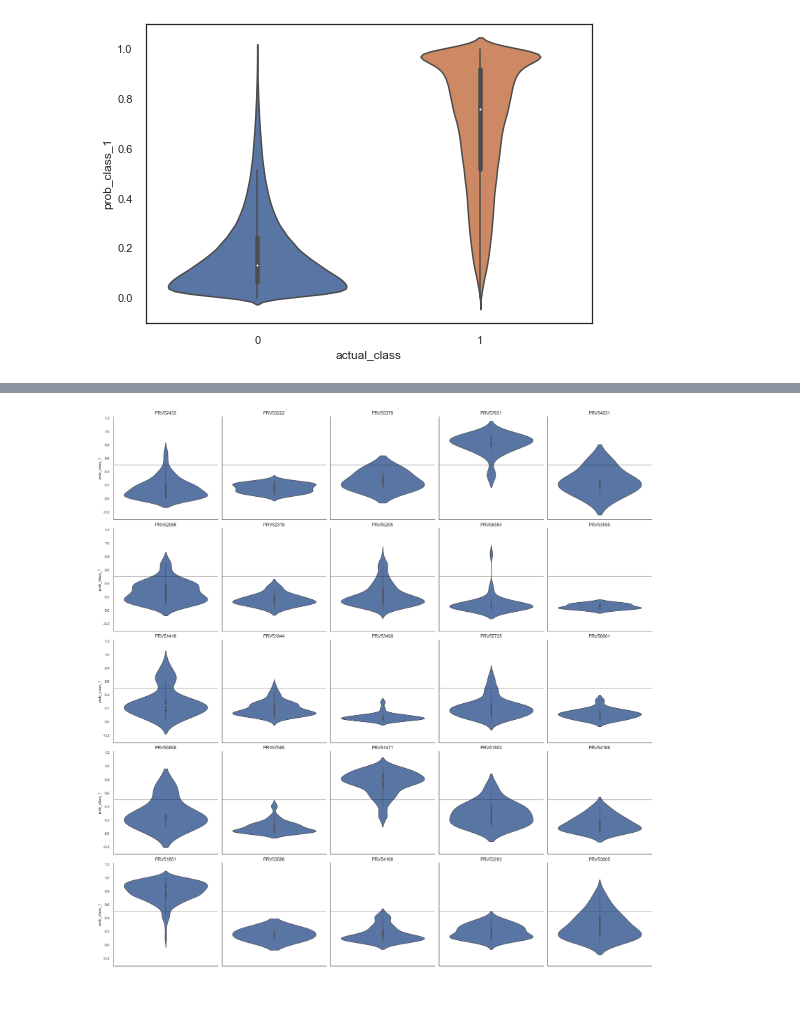
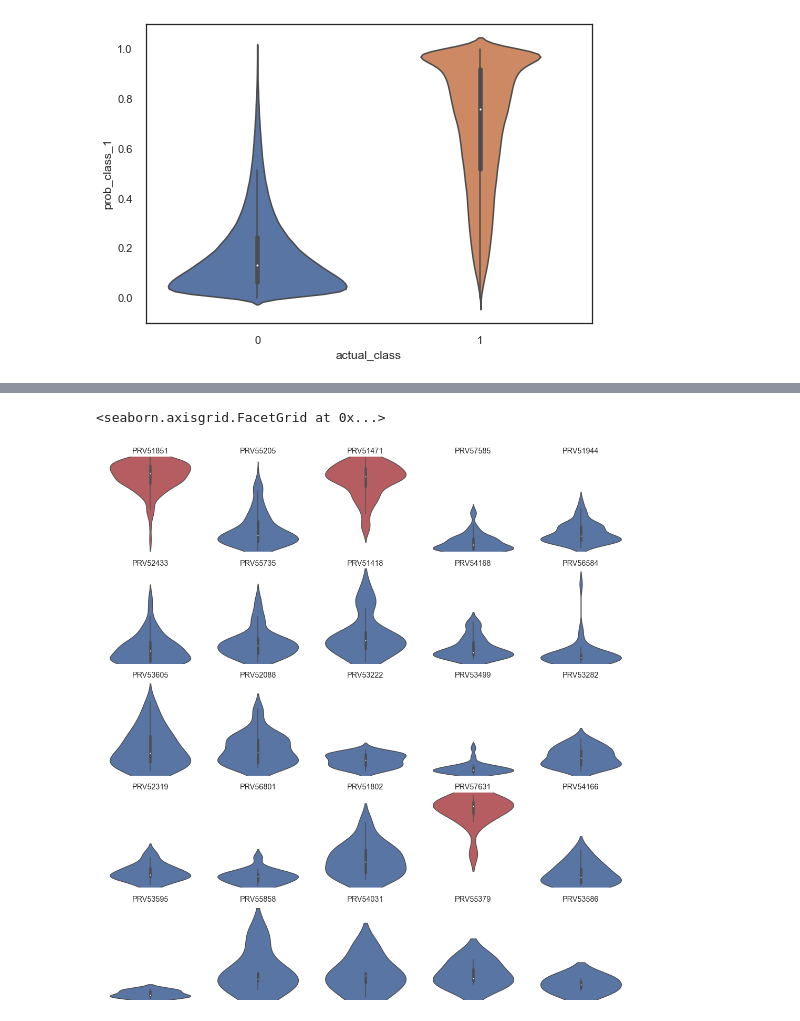
Before and after one commit to jwelch1123/healthcare_fraud_detection, a Jupyter notebook: healthcare_fraud.ipynb, the cells around one changed output, grey strips where cells are left out. Cells and saved outputs as stored; diff of their text form; code cells hidden in the pictures.

```diff
--- a/healthcare_fraud.ipynb
+++ b/healthcare_fraud.ipynb
@@ -2478,37 +2397,21 @@ p.set_ylabels("")
-# %%
-top_25 = train_preds.sort_values("cummulative_provider_obs",ascending = False)["Provider"].unique()[0:25]
-bottom_25 = train_preds.sort_values("cummulative_provider_obs",ascending = True)["Provider"].unique()[0:25]
-
-data = train_preds[train_preds.Provider.apply(lambda x: x in bottom_25)].sort_values('cummulative_provider_obs')
-data['actual_class'] = data['actual_class'].astype(str)
-
-#cmap = data.groupby("Provider").agg({'actual_class':'mean'})
-#cmap = [1 if x else 0 for x in cmap.actual_class ]
-
-sns.set_theme(style='white')
-plot = sns.catplot(y='prob_class_1',
-            data = data,
-            col = 'Provider',
-            col_wrap= 5,
-            kind = 'violin',
-            #palette = cmap
-            #hue = 'actual_class',
-            #hue_order=None,
-            #cut = .5,
-            scale = 'count')
-
-plot.set_titles(col_template='{col_name}',size='large')
-
-axes = plot.axes.flatten()
-
-for i, ax in enumerate(axes):
-    ax.axhline(0.5,c='k',alpha=0.4)
-
-#sns.despine(bottom = True, left=True)
-#plot.set_yticklabels([])
-#plot.set_ylabels("")
-
-#plt.savefig("./graphics/top_25_pred_distribution.png")
-#plt.savefig("./graphics/bottom_25_pred_distribution.png")
-# %% [output]
-[figure, removed]
+# %%
+p = sns.FacetGrid(databottom,
+                  col = 'Provider',
+                  hue='actual_class',
+                  palette = ['b','r'],
+                  col_wrap=5,
+                  despine=True,
+                  ylim=(0,1))
+
+p.map_dataframe(sns.violinplot,
+                y='prob_class_1',
+                orient='v')
+
+p.set_titles(col_template='{col_name}',size='large')
+
+p.despine(bottom=True,left=True)
+p.set_yticklabels([])
+p.set_ylabels("")
+# %% [output]
+<seaborn.axisgrid.FacetGrid at 0x...>
+[figure, added]
```
Also changed, not shown: parts of 83 cells of this notebook, 1 other file.
